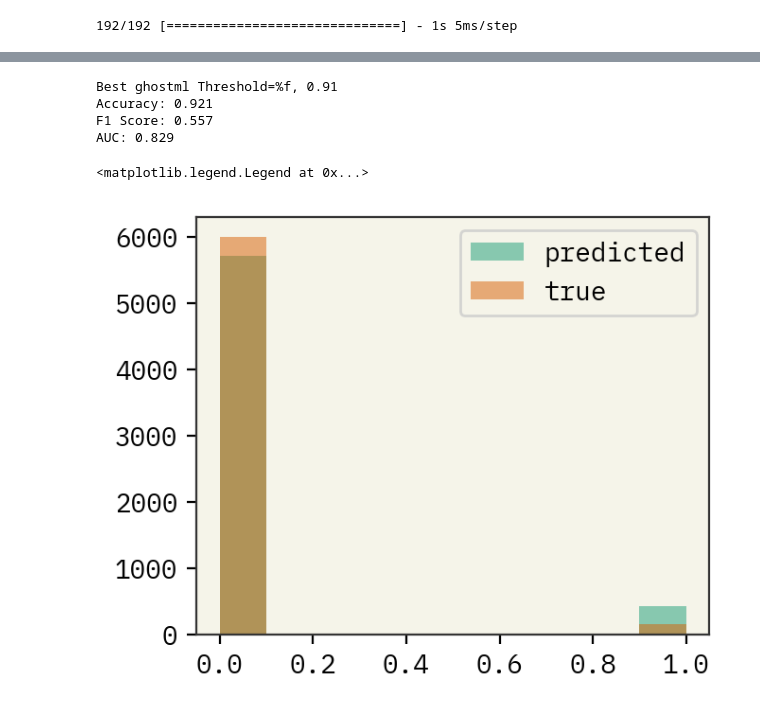
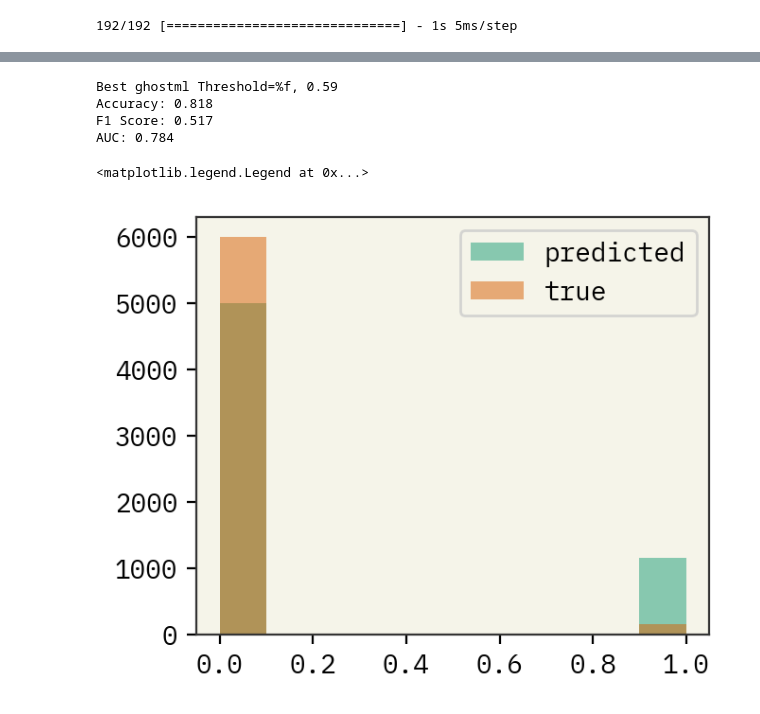
Before and after one commit to ur-whitelab/pu-peptides, a Jupyter notebook: ml/hemo/elkan_noto_hemo_no_new_samples.ipynb, the cells around one changed output, grey strips where cells are left out. Saved outputs shown, nothing was run; the diff lists cells and outputs as text; code cells hidden in the pictures.

```diff
--- a/ml/hemo/elkan_noto_hemo_no_new_samples.ipynb
+++ b/ml/hemo/elkan_noto_hemo_no_new_samples.ipynb
@@ -266,7 +267,7 @@ plt.hist(y)
  <BarContainer object of 10 artists>)
 [figure]
 # %%
-train_model = True
+train_model = False
 decay_epochs = 50
 decay_steps = len(X)  // 16 * decay_epochs
 lr_decayed_fn = tf.keras.optimizers.schedules.CosineDecay(
@@ -374,31 +393,31 @@ AUC: 0.829
 # %%
 import ghostml
 from sklearn.metrics import roc_auc_score
 from sklearn.metrics import roc_curve
 from sklearn.metrics import accuracy_score
 from sklearn.metrics import f1_score
 
 # train_probs = model_2.predict([NP, np.array([counts_aa(xi) for xi in NP])])
-thresholds = np.round(np.arange(0.010,0.999,0.005),2)
+thresholds = np.round(np.arange(0.1,0.95,0.005),2)
 threshold1 = ghostml.optimize_threshold_from_predictions(y_test, yhat_test[:,0], thresholds, ThOpt_metrics = 'Kappa')
 print(f'\nBest ghostml Threshold=%f, {threshold1}')
 best_accuracy_threshold = threshold1
 adjusted_y_hat_test = [1 if m>best_accuracy_threshold else 0 for m in yhat_test]
 acc = accuracy_score(y_test, adjusted_y_hat_test, normalize=True)
 print(f'Accuracy: {acc:.3f}')
 f1 = f1_score(y_test, adjusted_y_hat_test, average='macro')
 print(f'F1 Score: {f1:.3f}')
 auc = roc_auc_score(y_test, yhat_test, average='macro')
 print(f'AUC: {auc:.3f}')
 
 plt.figure(dpi=200)
 plt.hist(adjusted_y_hat_test, label='predicted', alpha=0.5, bins=10)
 plt.hist(y_test, label='true', alpha=0.5, bins=10)
 plt.legend()
 # %% [output]
-Best ghostml Threshold=%f, 0.91
-Accuracy: 0.921
-F1 Score: 0.557
-AUC: 0.829
+Best ghostml Threshold=%f, 0.59
+Accuracy: 0.818
+F1 Score: 0.517
+AUC: 0.784
 <matplotlib.legend.Legend at 0x...>
-[figure, old version]
+[figure, new version]
```
Also changed, not shown: parts of 8 cells of this notebook.
